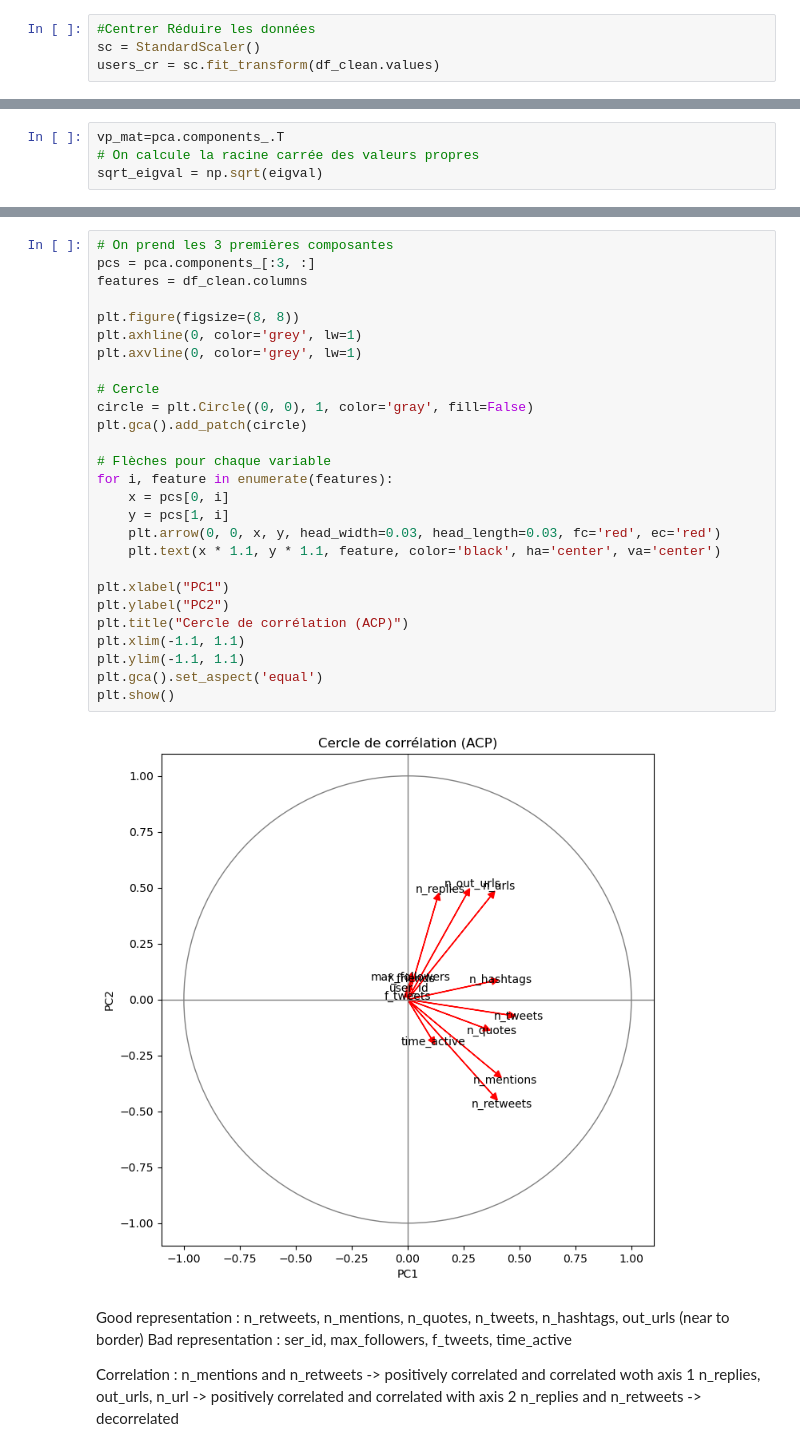
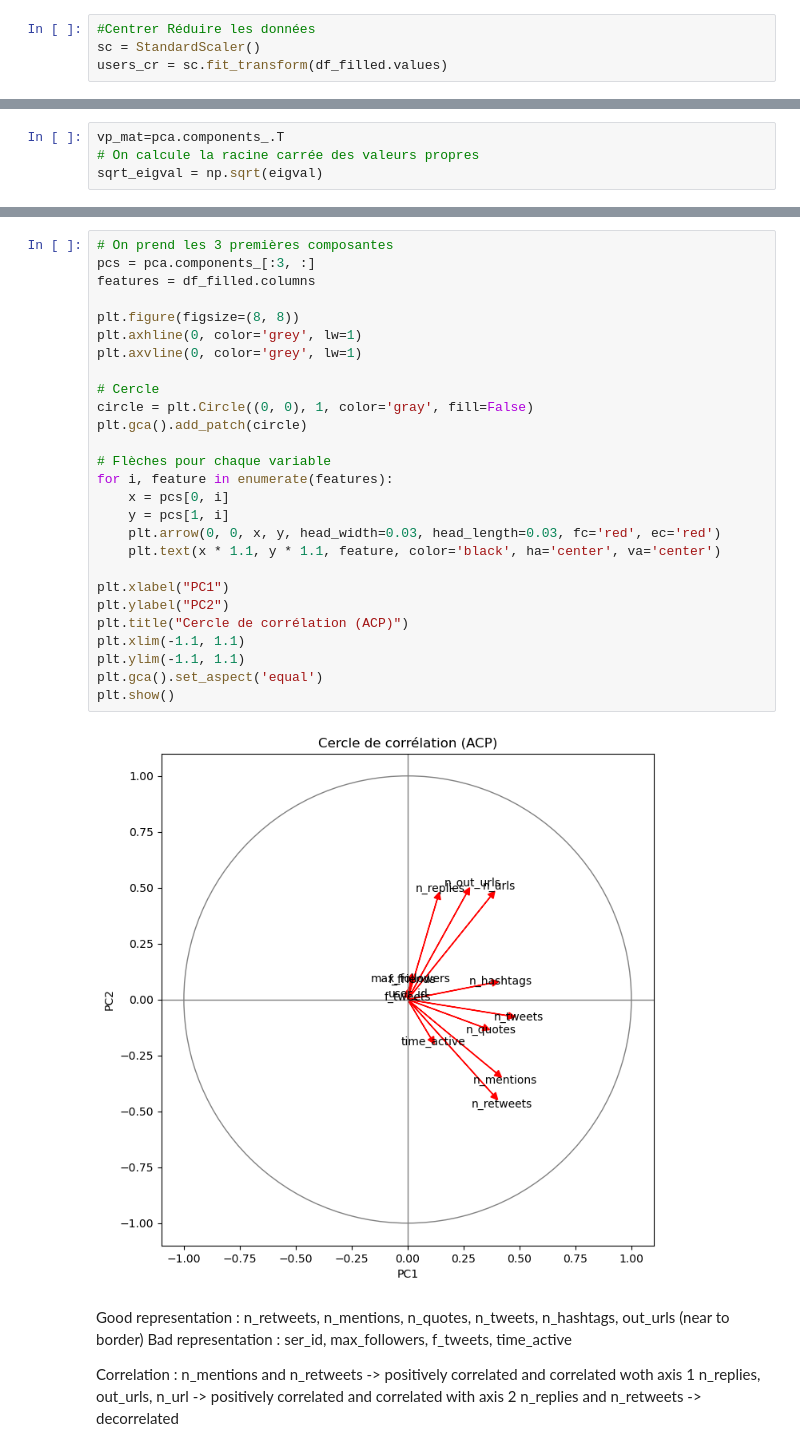
Before and after one commit to PetiteGrange/IF29_Projet-Data-Tweet, a Jupyter notebook: ACP_users.ipynb, the cells around one changed output, grey strips where cells are left out. Saved outputs shown, nothing was run; the diff lists cells and outputs as text.

```diff
--- a/ACP_users.ipynb
+++ b/ACP_users.ipynb
@@ -22,7 +22,7 @@ df_filled = df.fillna(df.mean(numeric_only=True))
 # %%
 #Centrer Réduire les données
 sc = StandardScaler()
-users_cr = sc.fit_transform(df_clean.values)
+users_cr = sc.fit_transform(df_filled.values)
 # %%
 #Réalisation de l'ACP
 pca = PCA()
@@ -141,32 +141,32 @@ print(corvar)
 # %%
 # On prend les 3 premières composantes
 pcs = pca.components_[:3, :]
-features = df_clean.columns
+features = df_filled.columns
 
 plt.figure(figsize=(8, 8))
 plt.axhline(0, color='grey', lw=1)
 plt.axvline(0, color='grey', lw=1)
 
 # Cercle
 circle = plt.Circle((0, 0), 1, color='gray', fill=False)
 plt.gca().add_patch(circle)
 
 # Flèches pour chaque variable
 for i, feature in enumerate(features):
     x = pcs[0, i]
     y = pcs[1, i]
     plt.arrow(0, 0, x, y, head_width=0.03, head_length=0.03, fc='red', ec='red')
     plt.text(x * 1.1, y * 1.1, feature, color='black', ha='center', va='center')
 
 plt.xlabel("PC1")
 plt.ylabel("PC2")
 plt.title("Cercle de corrélation (ACP)")
 plt.xlim(-1.1, 1.1)
 plt.ylim(-1.1, 1.1)
 plt.gca().set_aspect('equal')
 plt.show()
 # %% [output]
-[figure, old version]
+[figure, new version]
 # %% [markdown]
 Good representation : n_retweets, n_mentions, n_quotes, n_tweets, n_hashtags, out_urls (near to border)
 Bad representation : ser_id, max_followers, f_tweets, time_active
```
Also changed, not shown: parts of 5 cells of this notebook.
